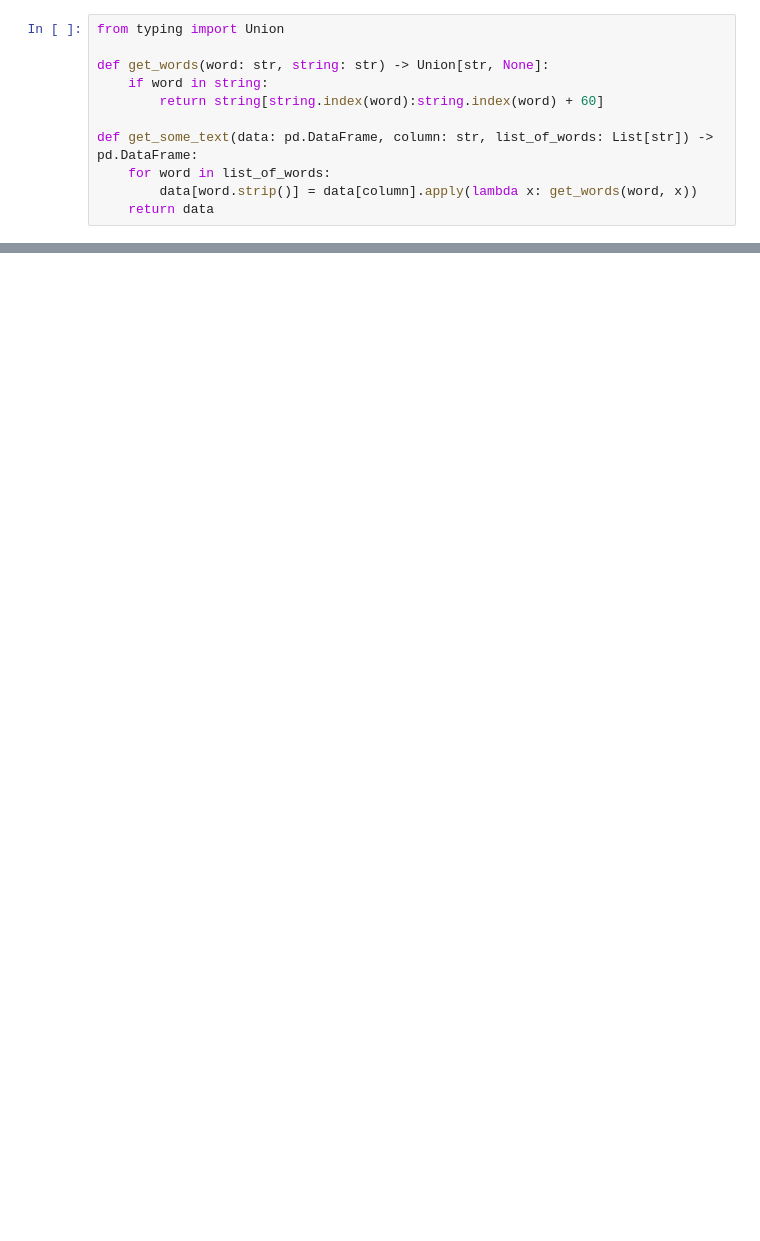
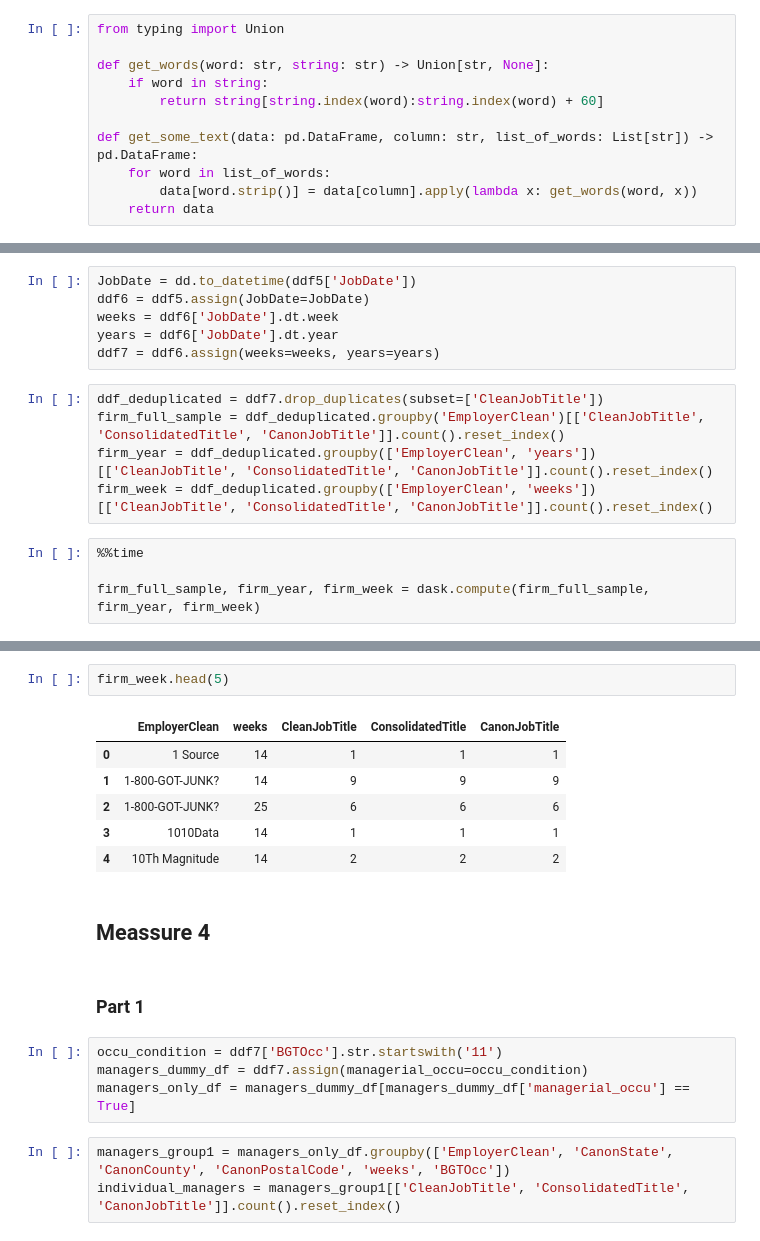
Before and after one commit to ramonprz01/bg-insead-project, a Jupyter notebook: analysis/approach_8/07_dask_data_analysis.ipynb, the cells around one changed output, grey strips where cells are left out. Saved outputs shown, nothing was run; the diff lists cells and outputs as text; blank space fills up the shorter version.

```diff
--- a/analysis/approach_8/07_dask_data_analysis.ipynb
+++ b/analysis/approach_8/07_dask_data_analysis.ipynb
@@ -220,0 +172,15 @@ reports_to.shape
+# %%
+JobDate = dd.to_datetime(ddf5['JobDate'])
+ddf6 = ddf5.assign(JobDate=JobDate)
+weeks = ddf6['JobDate'].dt.week
+years = ddf6['JobDate'].dt.year
+ddf7 = ddf6.assign(weeks=weeks, years=years)
+# %%
+ddf_deduplicated = ddf7.drop_duplicates(subset=['CleanJobTitle'])
+firm_full_sample = ddf_deduplicated.groupby('EmployerClean')[['CleanJobTitle', 'ConsolidatedTitle', 'CanonJobTitle']].count().reset_index()
+firm_year = ddf_deduplicated.groupby(['EmployerClean', 'years'])[['CleanJobTitle', 'ConsolidatedTitle', 'CanonJobTitle']].count().reset_index()
+firm_week = ddf_deduplicated.groupby(['EmployerClean', 'weeks'])[['CleanJobTitle', 'ConsolidatedTitle', 'CanonJobTitle']].count().reset_index()
+# %%
+%%time
+
+firm_full_sample, firm_year, firm_week = dask.compute(firm_full_sample, firm_year, firm_week)
@@ -220,0 +190,20 @@ reports_to.shape
+# %%
+firm_week.head(5)
+# %% [output]
+|  | EmployerClean | weeks | CleanJobTitle | ConsolidatedTitle | CanonJobTitle |
+| 0 | 1 Source | 14 | 1 | 1 | 1 |
+| 1 | 1-800-GOT-JUNK? | 14 | 9 | 9 | 9 |
+| 2 | 1-800-GOT-JUNK? | 25 | 6 | 6 | 6 |
+| 3 | 1010Data | 14 | 1 | 1 | 1 |
+| 4 | 10Th Magnitude | 14 | 2 | 2 | 2 |
+# %% [markdown]
+## Meassure 4
+# %% [markdown]
+### Part 1
+# %%
+occu_condition = ddf7['BGTOcc'].str.startswith('11')
+managers_dummy_df = ddf7.assign(managerial_occu=occu_condition)
+managers_only_df = managers_dummy_df[managers_dummy_df['managerial_occu'] == True]
+# %%
+managers_group1 = managers_only_df.groupby(['EmployerClean', 'CanonState', 'CanonCounty', 'CanonPostalCode', 'weeks', 'BGTOcc'])
+individual_managers = managers_group1[['CleanJobTitle', 'ConsolidatedTitle', 'CanonJobTitle']].count().reset_index()
```
Also changed, not shown: parts of 28 cells of this notebook, 1 other file.
